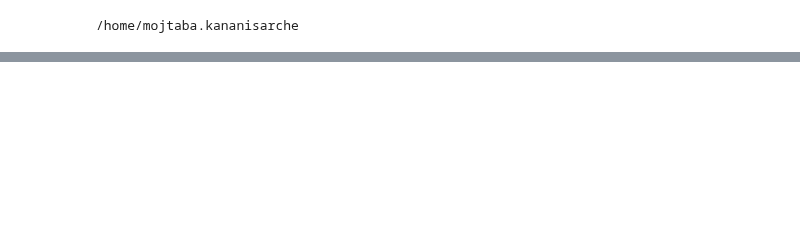
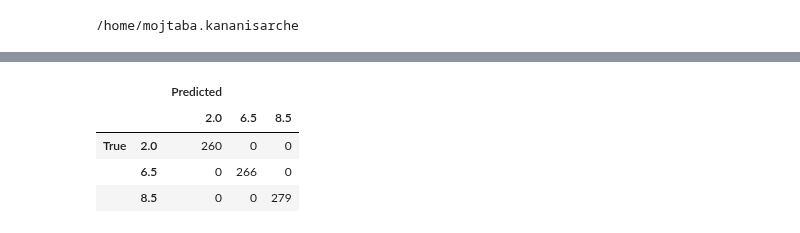
Before and after one commit to Roobahist/fatigue-detection, a Jupyter notebook: temp/temp.ipynb, the cells around one changed output, grey strips where cells are left out. Drawn from its saved outputs; the diff is of its cells as text; code cells hidden in the pictures; blank space fills up the shorter version.

```diff
--- a/temp/temp.ipynb
+++ b/temp/temp.ipynb
@@ -1393,0 +141,41 @@ m.test_model(df)
+# %%
+columns_to_drop = [
+    "file_name",
+    "file_name_1",
+    "type",
+    "frame",
+    "fold",
+    "subject_id",
+]
+groupby_column, sortby_column, target_column = "file_name", "frame", "target"
+columns_to_drop_1 = [
+    column_name
+    for column_name in columns_to_drop
+    if column_name not in [groupby_column, sortby_column, target_column]
+]
+
+preprocessed_data_2 = preprocessed_data.drop(columns=columns_to_drop_1)
+
+feature_columns = [
+    column_name
+    for column_name in preprocessed_data_2.columns
+    if column_name not in columns_to_drop
+]
+
+slice_size = 4500
+step_size = 3000
+discard_threshold_ratio = 0.7
+# %%
+X_train, y_train, group_identifiers_train = reshape_data_rnn(
+    df=preprocessed_data,
+    feature_columns=feature_columns,
+    slice_size=slice_size,
+    step_size=step_size,
+    discard_threshold_ratio=discard_threshold_ratio,
+    groupby_column=groupby_column,
+    sortby_column=sortby_column,
+    target_column=target_column,
+)
+# %%
+for i, j in zip(y_train, group_identifiers_train):
+    print(f"{i} - {j}")
@@ -1393,0 +515,10 @@ m.test_model(df)
+# %%
+data = await table_results(results_directory_path = '/home/mojtaba.kananisarche/Zh/models/2025-04-15|23:45:55|RNN_FACENET_5CV', unique_classes=[2,6.5,8.5], index=10, height=3, width=3, split='all')
+# %%
+data['train']
+# %% [output]
+|  |  | Predicted |  |  |
+|  |  | 2.0 | 6.5 | 8.5 |
+| True | 2.0 | 260 | 0 | 0 |
+|  | 6.5 | 0 | 266 | 0 |
+|  | 8.5 | 0 | 0 | 279 |
```
Also changed, not shown: parts of 96 cells of this notebook.
